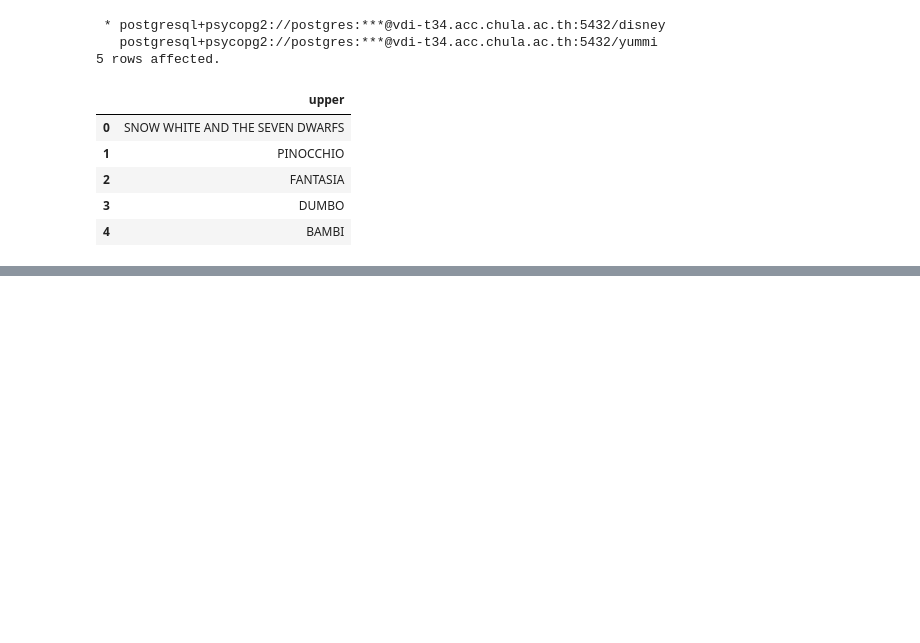
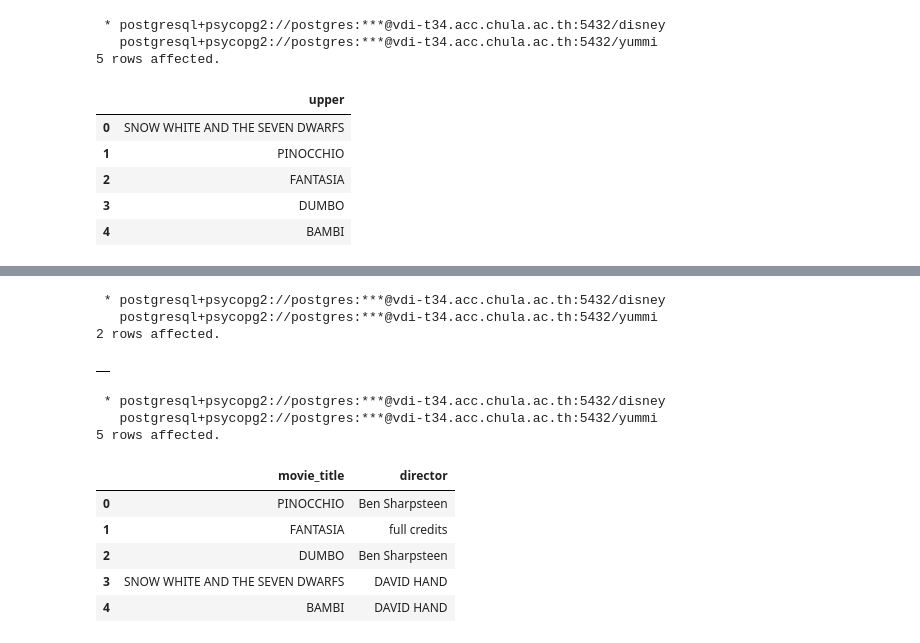
Before and after one commit to putparis/ds_class_2022, a Jupyter notebook: example/postgres_sql_vs_pandas.ipynb, the cells around one changed output, grey strips where cells are left out. Saved outputs shown, nothing was run; the diff lists cells and outputs as text; code cells hidden in the pictures; blank space fills up the shorter version.

```diff
--- a/example/postgres_sql_vs_pandas.ipynb
+++ b/example/postgres_sql_vs_pandas.ipynb
@@ -1683,3 +1706,24 @@ select upper(movie_title) from foo
+# %%
+%%sql
+update foo set director=upper('David Hand') where director='David Hand'
+# %% [output]
+ * postgresql+psycopg2://postgres:***@vdi-t34.acc.chula.ac.th:5432/disney
+   postgresql+psycopg2://postgres:***@vdi-t34.acc.chula.ac.th:5432/yummi
+2 rows affected.
+|  |
+# %%
+%%sql
+select * from foo
+# %% [output]
+ * postgresql+psycopg2://postgres:***@vdi-t34.acc.chula.ac.th:5432/disney
+   postgresql+psycopg2://postgres:***@vdi-t34.acc.chula.ac.th:5432/yummi
+5 rows affected.
+|  | movie_title | director |
+| 0 | PINOCCHIO | Ben Sharpsteen |
+| 1 | FANTASIA | full credits |
+| 2 | DUMBO | Ben Sharpsteen |
+| 3 | SNOW WHITE AND THE SEVEN DWARFS | DAVID HAND |
+| 4 | BAMBI | DAVID HAND |
 # %%
 dfoo["movie_title"] = dfoo["movie_title"].str.upper()
 dfoo
```
Also changed, not shown: parts of 11 cells of this notebook, 1 other file.
